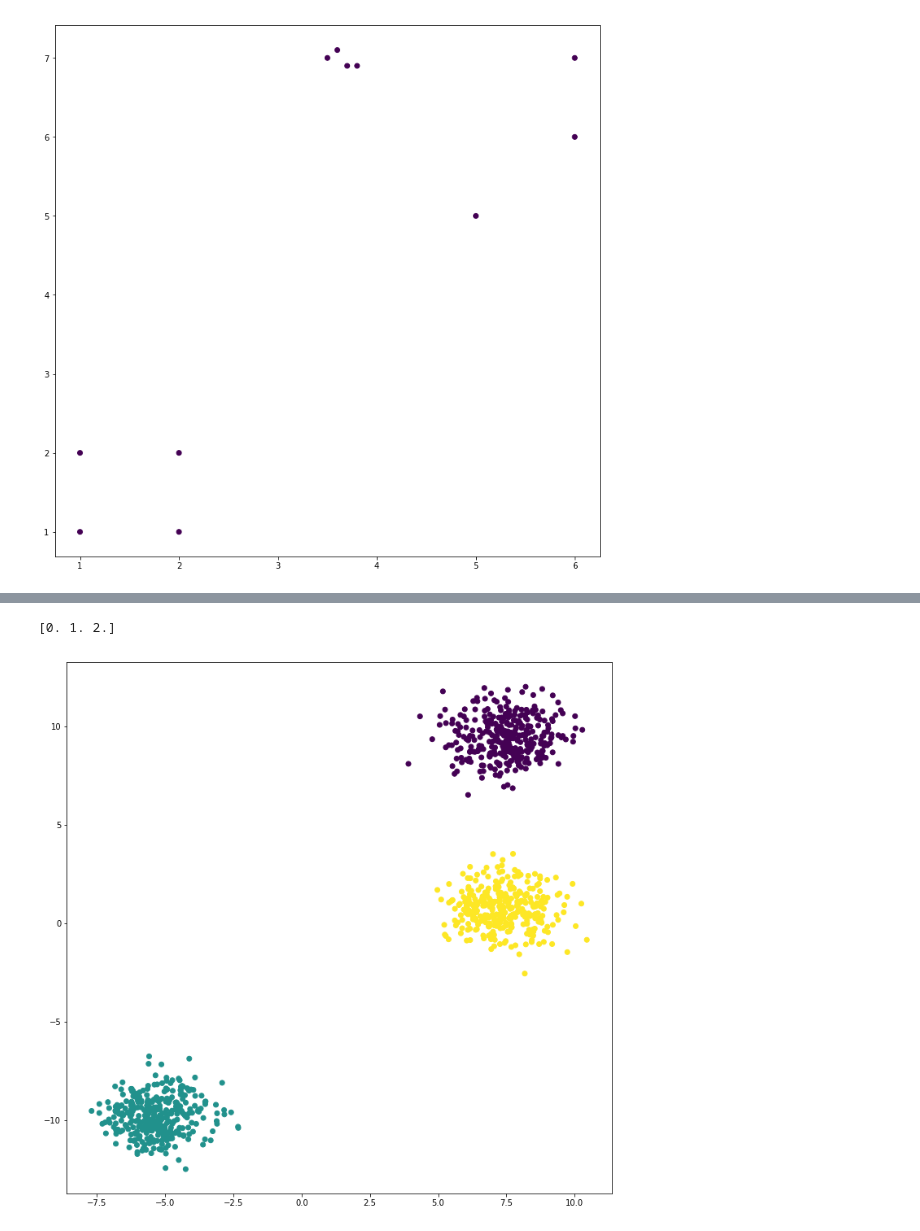
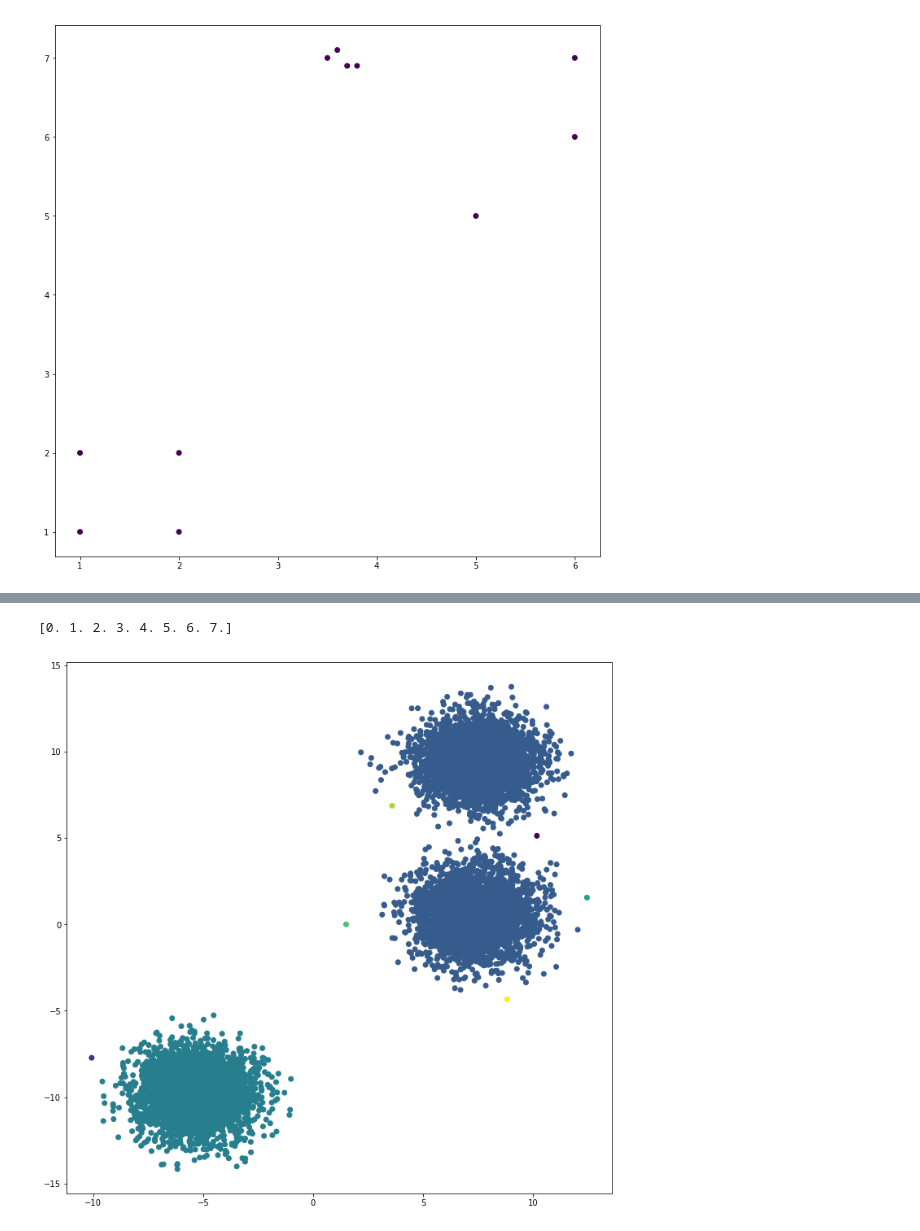
Before and after one commit to vench/study, a Jupyter notebook: Algorithm.ipynb, the cells around one changed output, grey strips where cells are left out. Drawn from its saved outputs; the diff is of its cells as text; code cells hidden in the pictures.

```diff
--- a/Algorithm.ipynb
+++ b/Algorithm.ipynb
@@ -282,5 +286,5 @@ draw(mx,cl2._c_all[n])
 # %%
-bx,_ =  datasets.make_blobs(n_samples=1000, random_state=8)
+bx,_ =  datasets.make_blobs(n_samples=10000, random_state=8, cluster_std=1.3)
 
 cl3 = HierarchicalClustering(alpha=100., debug=1,max_iteration=100,delta=.5)
 by = cl3.fit(bx)
@@ -307,8 +313,8 @@ sum(pos) < sum(neg)
 # %%
-n = -2
+n = -4
 #print(cl3._c_all[n])
 print(np.unique(cl3._c_all[n]))
 draw(bx,cl3._c_all[n])
 # %% [output]
-[0. 1. 2.]
+[0. 1. 2. 3. 4. 5. 6. 7.]
-[figure, old version]
+[figure, new version]
```
Also changed, not shown: parts of 8 cells of this notebook, 1 other file.
